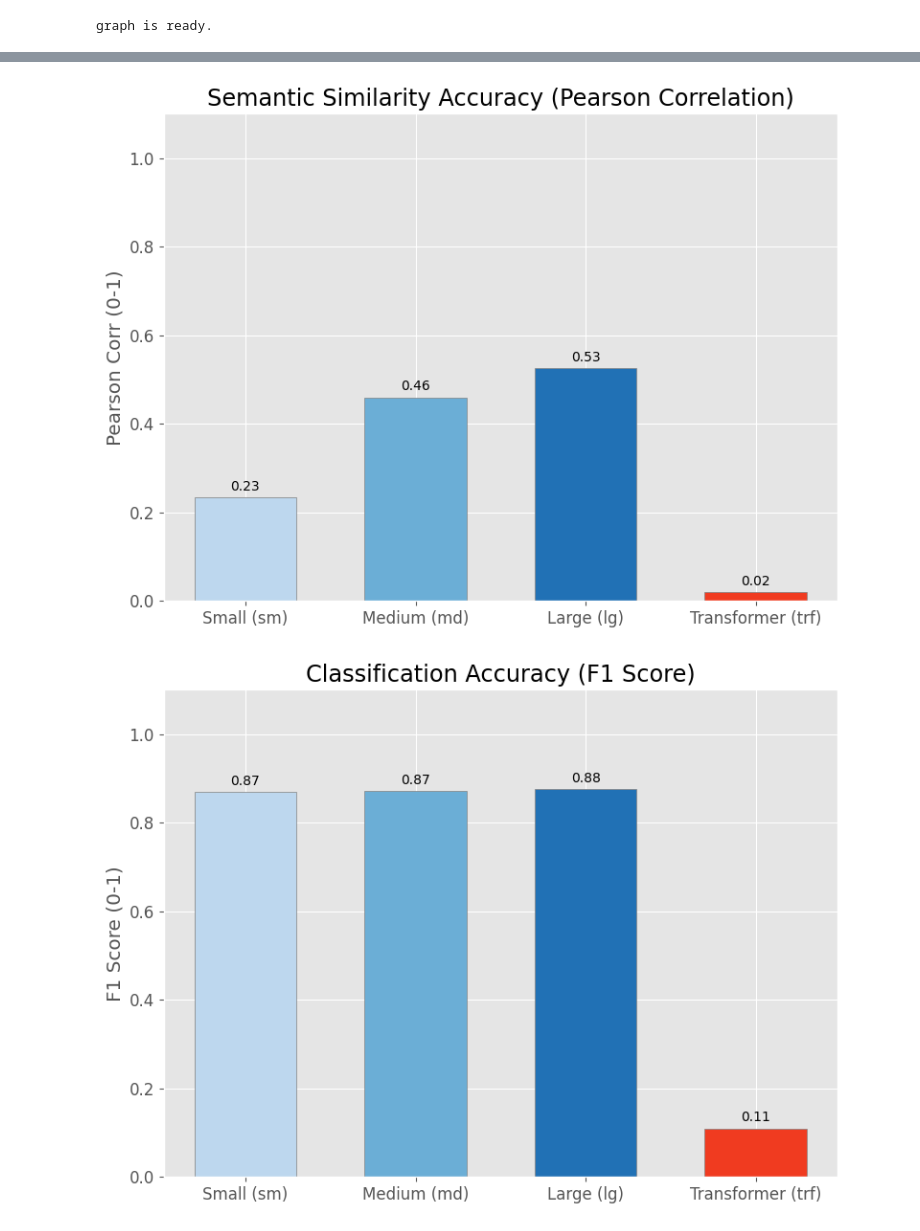
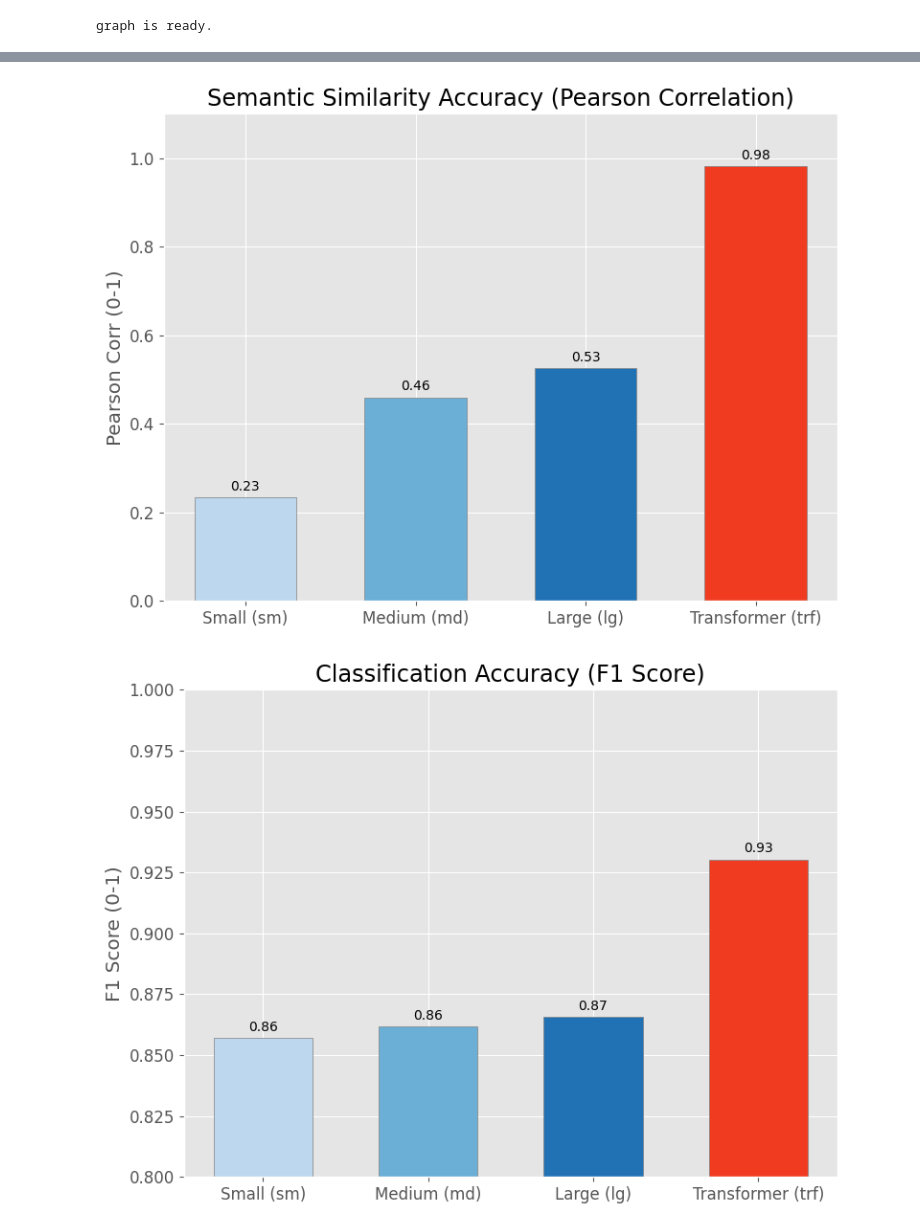
Before and after one commit to jiachenliu1128/CS410_Tech_Review, a Jupyter notebook: notebooks/evaluation.ipynb, the cells around one changed output, grey strips where cells are left out. Cells and saved outputs as stored; diff of their text form; code cells hidden in the pictures.

```diff
--- a/notebooks/evaluation.ipynb
+++ b/notebooks/evaluation.ipynb
@@ -34,7 +32,7 @@ plt.rcParams.update({'font.size': 12})
 # %%
 def load_all_results():
     # find the path of the data file
-    paths_to_check = ["./data", "../data"]
+    paths_to_check = ["./results", "../results"]
     data_dir = None
     for p in paths_to_check:
         if os.path.exists(p):
@@ -50,7 +48,7 @@ def load_all_results():
         "sm": {"file": "en_core_web_sm_results.json", "label": "Small (sm)"},
         "md": {"file": "en_core_web_md_results.json", "label": "Medium (md)"},
         "lg": {"file": "en_core_web_lg_results.json", "label": "Large (lg)"},
-        "trf": {"file": "en_core_web_trf_results.json", "label": "Transformer (trf)"}
+        "trf": {"file": "transformer_results.json", "label": "Transformer (trf)"}
     }
 
     results = {}
@@ -130,7 +128,7 @@ graph is ready.
 # %%
 # 1. NER Accuracy
 plot_model_comparison(all_results, ('ner', 'f1'),
-                      'NER Model Accuracy (F1 Score)', 'F1 Score (0-1)', ylim=(0, 1.1))
+                      'NER Model Accuracy (F1 Score)', 'F1 Score (0-1)', ylim=(0.2, 0.3))
 
 # 2. Similarity Accuracy
 plot_model_comparison(all_results, ('similarity', 'pearson'),
@@ -138,5 +136,5 @@ plot_model_comparison(all_results, ('similarity', 'pearson'),
 
 # 3. Classification Accuracy
 plot_model_comparison(all_results, ('classification', 'f1'),
-                      'Classification Accuracy (F1 Score)', 'F1 Score (0-1)', ylim=(0, 1.1))
+                      'Classification Accuracy (F1 Score)', 'F1 Score (0-1)', ylim=(0.8, 1.0))
 # %% [output]
@@ -144,5 +142,5 @@ plot_model_comparison(all_results, ('classification', 'f1'),
-[figure, old version]
+[figure, new version]
-[figure, old version]
+[figure, new version]
 # %%
 # 1. NER Runtime
 plot_model_comparison(all_results, ('ner', 'runtime_sec'),
```
Also changed, not shown: parts of 5 cells of this notebook.
